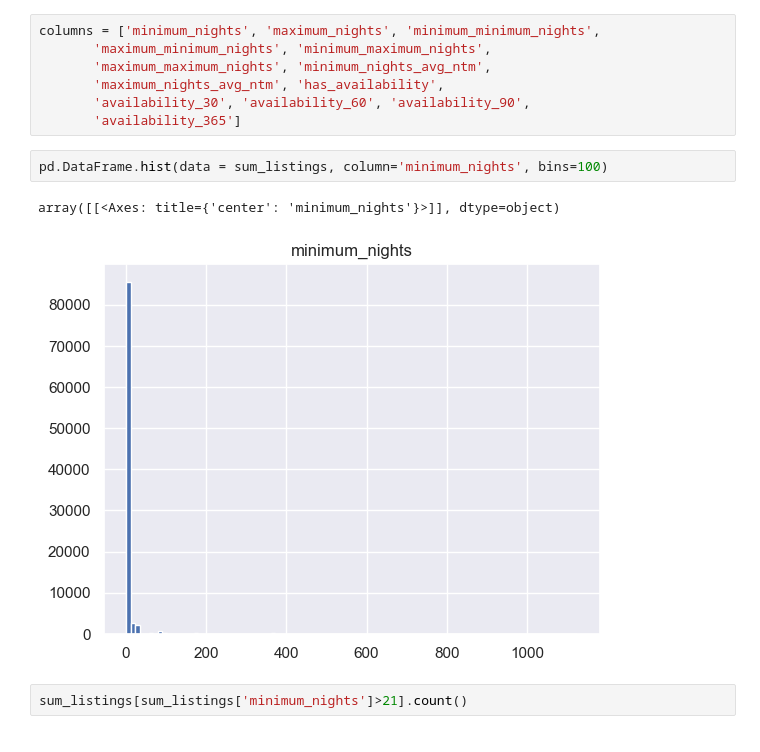
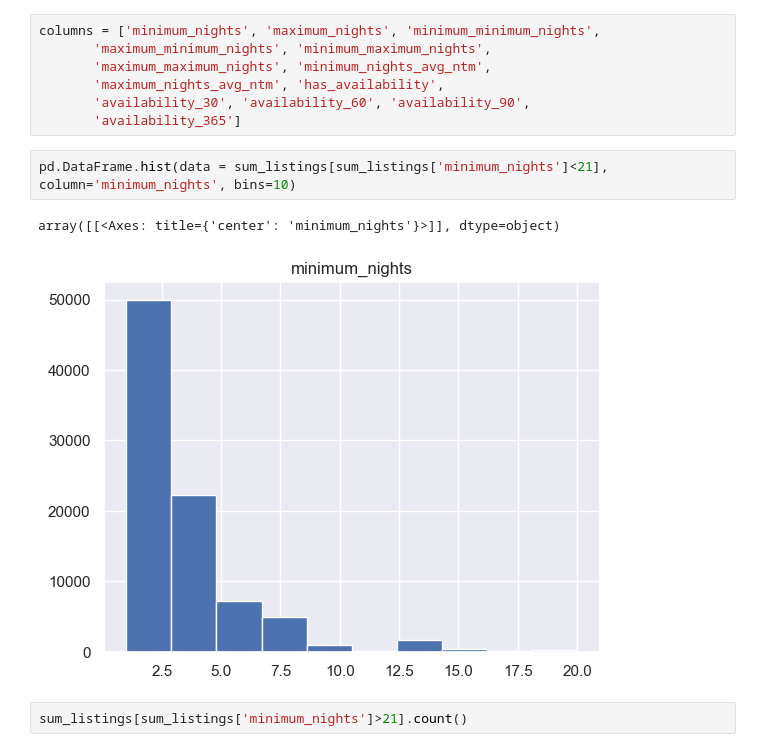
Before and after one commit to 18txm/inside-airbnb-vacancies, a Jupyter notebook: rq2.ipynb, the cells around one changed output. Saved outputs shown, nothing was run; the diff lists cells and outputs as text.

Commit message:
looking into vacancy percents by min nights

```diff
--- a/rq2.ipynb
+++ b/rq2.ipynb
@@ -130,10 +130,10 @@ columns = ['minimum_nights', 'maximum_nights', 'minimum_minimum_nights',
        'availability_30', 'availability_60', 'availability_90',
        'availability_365']
 # %%
-pd.DataFrame.hist(data = sum_listings, column='minimum_nights', bins=100)
+pd.DataFrame.hist(data = sum_listings[sum_listings['minimum_nights']<21], column='minimum_nights', bins=10)
 # %% [output]
 array([[<Axes: title={'center': 'minimum_nights'}>]], dtype=object)
-[figure, old version]
+[figure, new version]
 # %%
 sum_listings[sum_listings['minimum_nights']>21].count()
 # %% [output]
```
Also changed, not shown: parts of 2 cells of this notebook.
